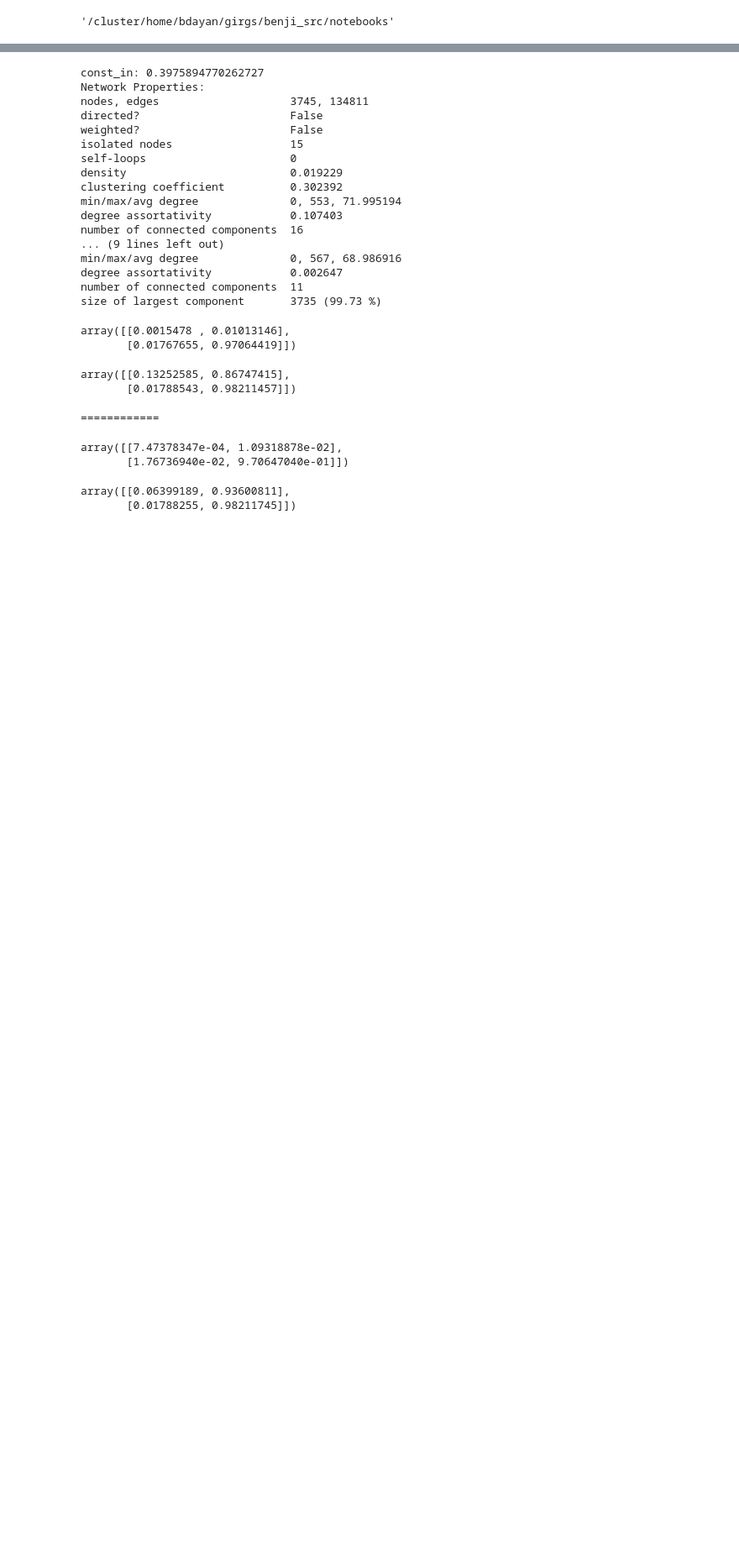
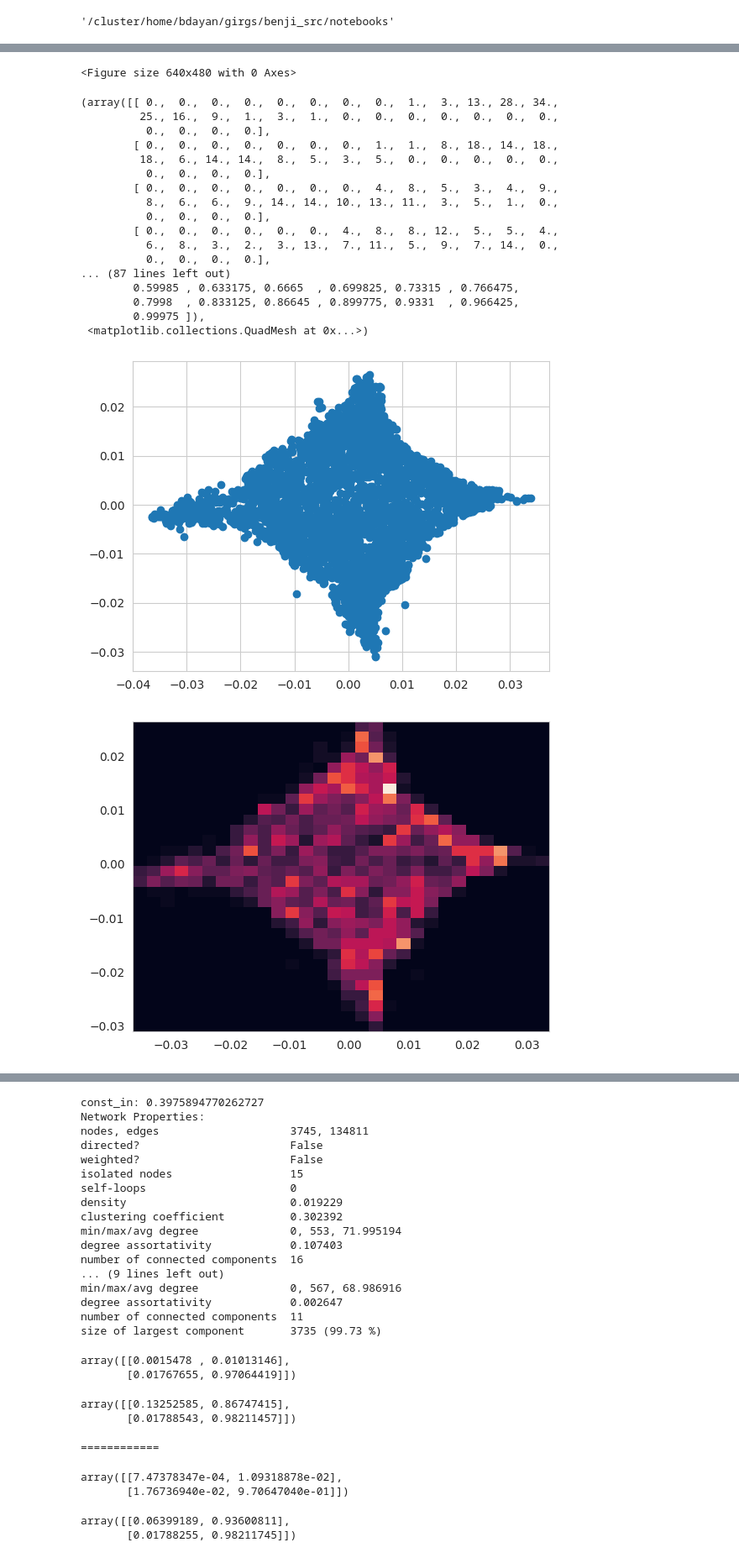
Before and after one commit to BenjiDayan/GIRGs, a Jupyter notebook: benji_src/notebooks/MCMC_girgtest.ipynb, the cells around one changed output, grey strips where cells are left out. Shown at 84% size. Saved outputs shown, nothing was run; the diff lists cells and outputs as text; code cells hidden in the pictures; blank space fills up the shorter version.

```diff
--- a/benji_src/notebooks/MCMC_girgtest.ipynb
+++ b/benji_src/notebooks/MCMC_girgtest.ipynb
@@ -124,0 +80,12 @@ size of largest component       3745 (100.00 %)
+# %%
+a, B, _, diff_map = utils.get_diffmap(g)
+pts_temp = np.array([diff_map(i, 10) for i in range(n)])
+plt.scatter(pts_temp[:, 0], pts_temp[:, 1])
+plt.figure()
+plt.hist2d(pts_temp[:, 0], pts_temp[:, 1], bins=30)
+
+
+pts_temp_uniformed = utils.uniformify_pts(pts_temp)
+plt.figure()
+plt.hist2d(pts_temp_uniformed[:, 0], pts_temp_uniformed[:, 1], bins=30)
+# %% [output]
@@ -124,0 +111,20 @@ size of largest component       3745 (100.00 %)
+<Figure size 640x480 with 0 Axes>
+(array([[ 0.,  0.,  0.,  0.,  0.,  0.,  0.,  0.,  1.,  3., 13., 28., 34.,
+         25., 16.,  9.,  1.,  3.,  1.,  0.,  0.,  0.,  0.,  0.,  0.,  0.,
+          0.,  0.,  0.,  0.],
+        [ 0.,  0.,  0.,  0.,  0.,  0.,  0.,  1.,  1.,  8., 18., 14., 18.,
+         18.,  6., 14., 14.,  8.,  5.,  3.,  5.,  0.,  0.,  0.,  0.,  0.,
+          0.,  0.,  0.,  0.],
+        [ 0.,  0.,  0.,  0.,  0.,  0.,  0.,  4.,  8.,  5.,  3.,  4.,  9.,
+          8.,  6.,  6.,  9., 14., 14., 10., 13., 11.,  3.,  5.,  1.,  0.,
+          0.,  0.,  0.,  0.],
+        [ 0.,  0.,  0.,  0.,  0.,  0.,  4.,  8.,  8., 12.,  5.,  5.,  4.,
+          6.,  8.,  3.,  2.,  3., 13.,  7., 11.,  5.,  9.,  7., 14.,  0.,
+          0.,  0.,  0.,  0.],
+... (87 lines left out)
+        0.59985 , 0.633175, 0.6665  , 0.699825, 0.73315 , 0.766475,
+        0.7998  , 0.833125, 0.86645 , 0.899775, 0.9331  , 0.966425,
+        0.99975 ]),
+ <matplotlib.collections.QuadMesh at 0x...>)
+[figure, added]
+[figure, added]
```
Also changed, not shown: parts of 61 cells of this notebook, 12 other files.
